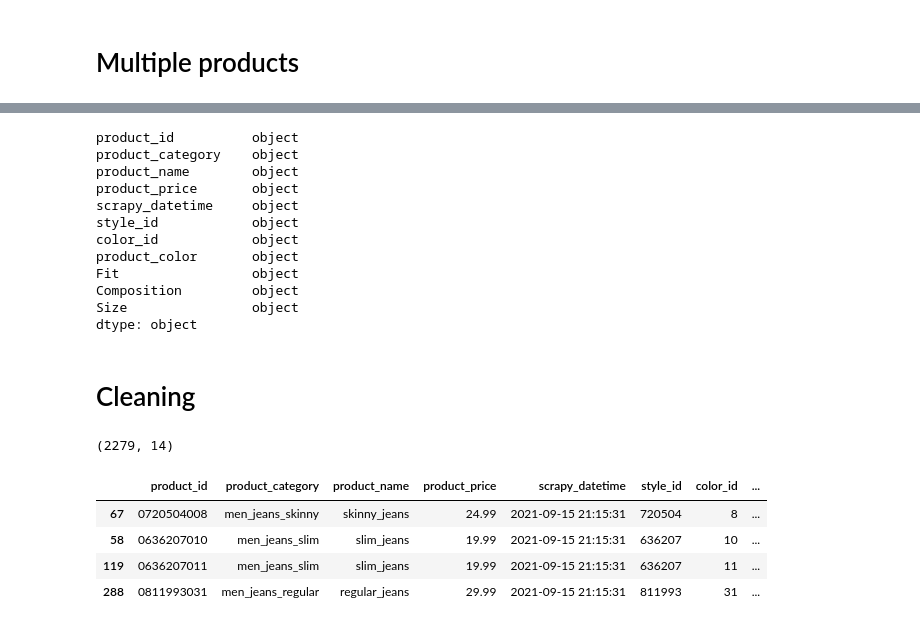
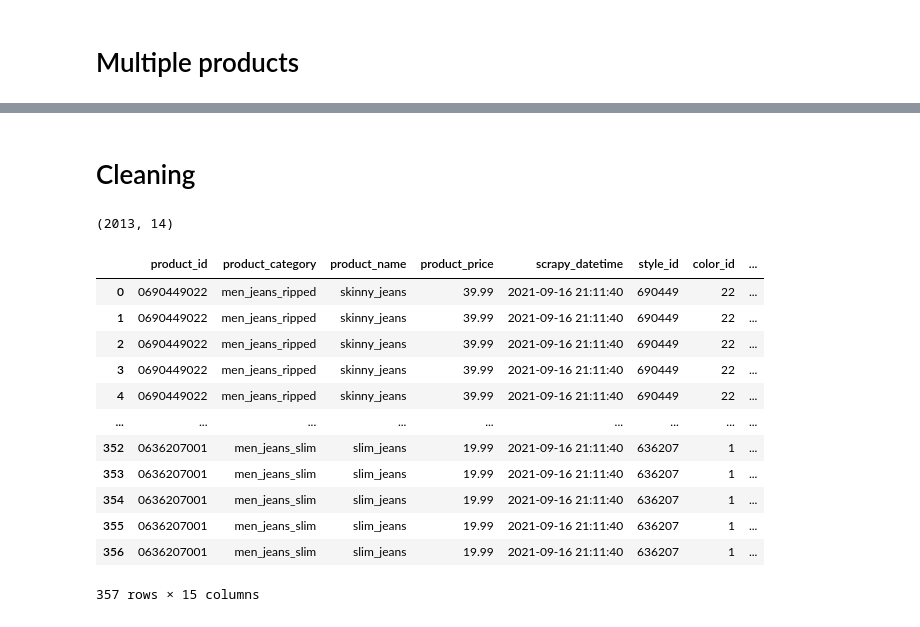
Before and after one commit to HenriqueCR1291/star_jeans, a Jupyter notebook: m01_star_jeans.ipynb, the cells around one changed output, grey strips where cells are left out. Saved outputs shown, nothing was run; the diff lists cells and outputs as text; code cells hidden in the pictures.

```diff
--- a/m01_star_jeans.ipynb
+++ b/m01_star_jeans.ipynb
@@ -203,3 +213,31 @@ total_item
 page_number = np.round(int(total_item)/36)
 
 url2 = url + "?page-size=" + str(int(page_number*36))
+
+page = requests.get (url2, headers=headers)
+soup = BeautifulSoup (page.text, 'html.parser')
+# %%
+products = soup.find ('ul', class_= 'products-listing small')
+products_list = products.find_all ('article', class_ = 'hm-product-item')
+
+#product id
+products_id = [p.get('data-articlecode') for p in products_list]
+
+#product category
+products_category = [p.get('data-category') for p in products_list]
+
+#products name
+products_list = products.find_all ('a', class_ = 'link')
+products_name = [p.get_text() for p in products_list]
+
+#product price
+products_list = products.find_all ('span', class_ = 'price regular')
+products_price = [p.get_text() for p in products_list]
+
+#dataframe
+data = pd.DataFrame([products_id, products_category, products_name, products_price]).T
+data.columns = ['product_id', 'product_category', 'product_name', 'product_price']
+
+#scrapy datetime
+data['scrapy_datetime'] = datetime.now().strftime('%Y-%m-%d %H: %M: %S')
+data
@@ -354,15 +364,0 @@ data_raw.shape
-# %%
-data_raw.dtypes
-# %% [output]
-product_id          object
-product_category    object
-product_name        object
-product_price       object
-scrapy_datetime     object
-style_id            object
-color_id            object
-product_color       object
-Fit                 object
-Composition         object
-Size                object
-dtype: object
@@ -409,7 +409,7 @@ data = data[~data['Composition'].str.contains('Pocket:', na=False)]
 
 data.shape
 # %% [output]
-(2279, 14)
+(2013, 14)
 # %%
 #drop duplicates
 data = data.drop_duplicates(subset=['product_id', 'product_category', 'product_name', 'product_price',
@@ -430,7 +430,7 @@ df_cotton.name = 'cotton'
 
 df_ref = pd.concat([df_ref, df_cotton], axis=1)
 df_ref = df_ref.iloc[:, ~df_ref.columns.duplicated(keep='last')]
-#df_ref['cotton'] = df_ref['cotton'].fillna=('Cotton 0%')
+df_ref['cotton'] = df_ref['cotton'].fillna('Cotton 0%')
 
 #polyester
 df_polyester = df1.loc[df1[1].str.contains('Polyester', na=True),1]
@@ -438,7 +438,7 @@ df_polyester.name = 'polyester'
 
 df_ref = pd.concat([df_ref, df_polyester], axis=1)
 df_ref = df_ref.iloc[:, ~df_ref.columns.duplicated(keep='last')]
-#df_ref['polyester'] = df_ref['polyester'].fillna=('Polyester 0%')
+df_ref['polyester'] = df_ref['polyester'].fillna('Polyester 0%')
 
 #elastane
 df_elastane = df1.loc[df1[1].str.contains('Elastane', na=True),1]
@@ -449,7 +449,7 @@ df_elastane = df_elastane.combine_first(df1[2])
 
 df_ref = pd.concat([df_ref, df_elastane], axis=1)
 df_ref = df_ref.iloc[:, ~df_ref.columns.duplicated(keep='last')]
-#df_ref['elastane'] = df_ref['elastane'].fillna=('Elastane 0%')
+df_ref['elastane'] = df_ref['elastane'].fillna('Elastane 0%')
 
 #elasterell
 df_elasterell = df1.loc[df1[1].str.contains('Elasterell-P', na=True),1]
@@ -457,7 +457,7 @@ df_elasterell.name = 'elasterell'
 
 df_ref = pd.concat([df_ref, df_elasterell], axis=1)
 df_ref = df_ref.iloc[:, ~df_ref.columns.duplicated(keep='last')]
-#df_ref['elasterell'] = df_ref['elasterell'].fillna=('Elasterell-P 0%')
+df_ref['elasterell'] = df_ref['elasterell'].fillna('Elasterell-P 0%')
 
 #join dfs
 data = pd.concat([data, df_ref], axis=1)
@@ -468,16 +468,28 @@ data['polyester'] = data['polyester'].apply(lambda x: int(re.search('\d+', x).gr
 data['elastane'] = data['elastane'].apply(lambda x: int(re.search('\d+', x).group(0))/100 if pd.notnull(x) else x)
 data['elasterell'] = data['elasterell'].apply(lambda x: int(re.search('\d+', x).group(0))/100 if pd.notnull(x) else x)
 
-data['composition'] = data['Composition']
+#drop columns
+#data['composition'] = data['Composition']
 data = data.drop(columns=['Size', 'Fit', 'Composition'], axis=1)
+
+#drop duplicates
+data = data.drop_duplicates()
 # %%
-data.sample(4)
+data
 # %% [output]
 |  | product_id | product_category | product_name | product_price | scrapy_datetime | style_id | color_id | ... |
-| 67 | 0720504008 | men_jeans_skinny | skinny_jeans | 24.99 | 2021-09-15 21:15:31 | 720504 | 8 | ... |
-| 58 | 0636207010 | men_jeans_slim | slim_jeans | 19.99 | 2021-09-15 21:15:31 | 636207 | 10 | ... |
-| 119 | 0636207011 | men_jeans_slim | slim_jeans | 19.99 | 2021-09-15 21:15:31 | 636207 | 11 | ... |
-| 288 | 0811993031 | men_jeans_regular | regular_jeans | 29.99 | 2021-09-15 21:15:31 | 811993 | 31 | ... |
+| 0 | 0690449022 | men_jeans_ripped | skinny_jeans | 39.99 | 2021-09-16 21:11:40 | 690449 | 22 | ... |
+| 1 | 0690449022 | men_jeans_ripped | skinny_jeans | 39.99 | 2021-09-16 21:11:40 | 690449 | 22 | ... |
+| 2 | 0690449022 | men_jeans_ripped | skinny_jeans | 39.99 | 2021-09-16 21:11:40 | 690449 | 22 | ... |
+| 3 | 0690449022 | men_jeans_ripped | skinny_jeans | 39.99 | 2021-09-16 21:11:40 | 690449 | 22 | ... |
+| 4 | 0690449022 | men_jeans_ripped | skinny_jeans | 39.99 | 2021-09-16 21:11:40 | 690449 | 22 | ... |
+| ... | ... | ... | ... | ... | ... | ... | ... | ... |
+| 352 | 0636207001 | men_jeans_slim | slim_jeans | 19.99 | 2021-09-16 21:11:40 | 636207 | 1 | ... |
+| 353 | 0636207001 | men_jeans_slim | slim_jeans | 19.99 | 2021-09-16 21:11:40 | 636207 | 1 | ... |
+| 354 | 0636207001 | men_jeans_slim | slim_jeans | 19.99 | 2021-09-16 21:11:40 | 636207 | 1 | ... |
+| 355 | 0636207001 | men_jeans_slim | slim_jeans | 19.99 | 2021-09-16 21:11:40 | 636207 | 1 | ... |
+| 356 | 0636207001 | men_jeans_slim | slim_jeans | 19.99 | 2021-09-16 21:11:40 | 636207 | 1 | ... |
+357 rows × 15 columns
 # %%
 #data.apply(lambda x: len(x.unique()))
 
```
Also changed, not shown: parts of 18 cells of this notebook.
